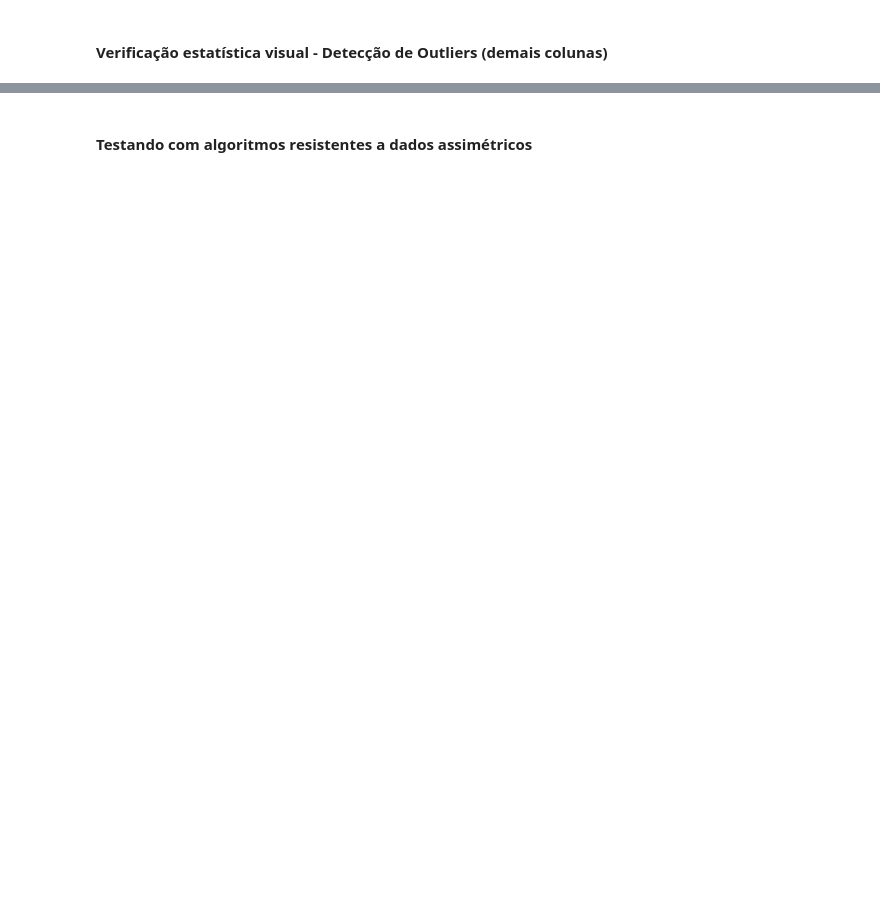
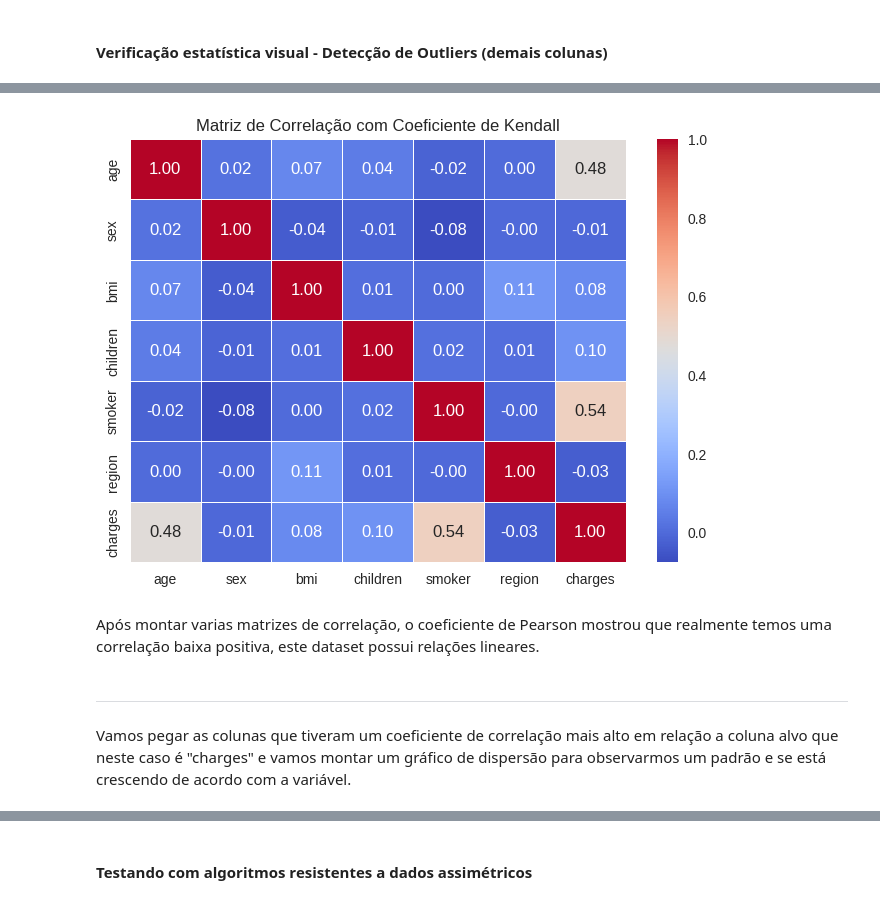
Before and after one commit to alexsimas07/TechChallenge1FIAP, a Jupyter notebook: Tech_Challenge.ipynb, the cells around one changed output, grey strips where cells are left out. Cells and saved outputs as stored; diff of their text form; code cells hidden in the pictures; blank space fills up the shorter version.

```diff
--- a/Tech_Challenge.ipynb
+++ b/Tech_Challenge.ipynb
@@ -203,0 +207,15 @@ plt.show()
+# %%
+# Análise de correlação - Kendall
+sns.heatmap(df.corr(method='kendall'), annot=True, cmap='coolwarm', fmt=".2f", linewidths=0.5)
+plt.title("Matriz de Correlação com Coeficiente de Kendall")
+plt.show()
+# %% [output]
+[figure, added]
+# %% [markdown]
+Após montar varias matrizes de correlação, o coeficiente de Pearson mostrou que realmente temos uma correlação baixa positiva, este dataset possui relações lineares.
+# %% [markdown]
+
+
+---
+# %% [markdown]
+Vamos pegar as colunas que tiveram um coeficiente de correlação mais alto em relação a coluna alvo que neste caso é "charges" e vamos montar um gráfico de dispersão para observarmos um padrão e se está crescendo de acordo com a variável.
```
Also changed, not shown: parts of 114 cells of this notebook.
